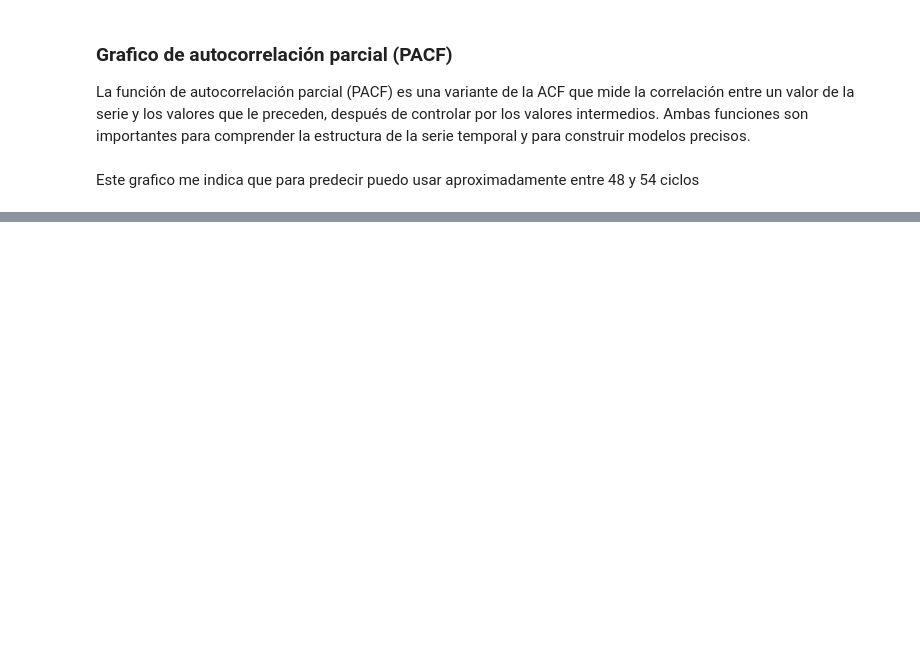
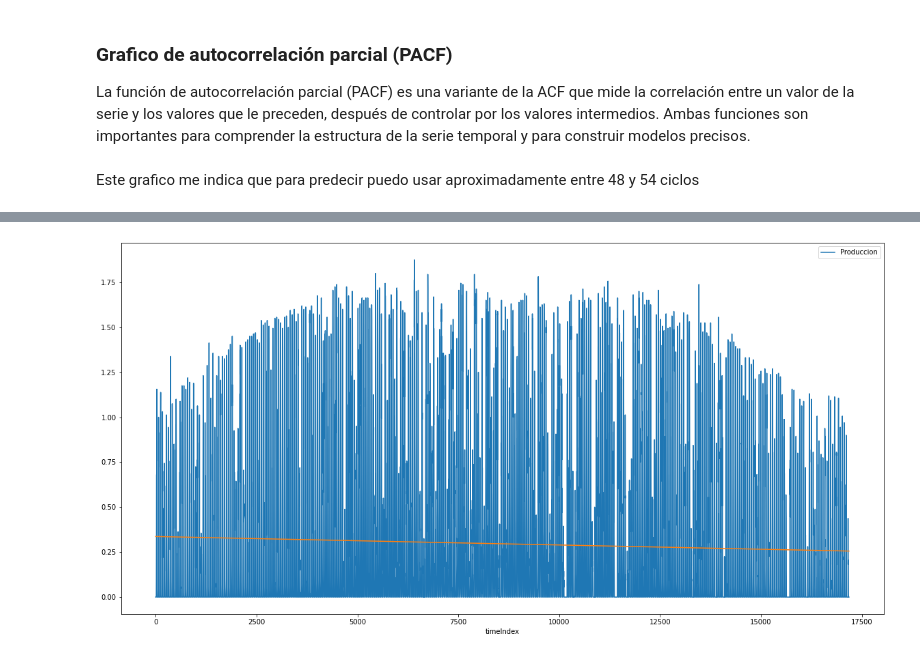
Before and after one commit to PabloSGomez50/humai-solar-panels, a Jupyter notebook: join_dataframe.ipynb, the cells around one changed output, grey strips where cells are left out. Drawn from its saved outputs; the diff is of its cells as text; code cells hidden in the pictures; blank space fills up the shorter version.

```diff
--- a/join_dataframe.ipynb
+++ b/join_dataframe.ipynb
@@ -345,0 +414,5 @@ plt.show()
+# %%
+df_train["timeIndex"] = df_train.index - df_train.index.min()
+df_train["timeIndex"] =  df_train["timeIndex"]/np.timedelta64(30, 'm')
+df_train["timeIndex"] = df_train["timeIndex"].round(0).astype(int)
+df_train
@@ -345,0 +451,4 @@ plt.show()
+# %%
+import statsmodels.formula.api as smf
+model_linear = smf.ols('Produccion ~ timeIndex', data = df_train).fit()
+model_linear.summary()
@@ -345,0 +477,8 @@ plt.show()
+# %%
+model_linear_pred = model_linear.predict()
+model_linear_pred[:48 * 2 *2]
+# %%
+df_train.plot(kind="line", x="timeIndex", y = "Produccion", figsize=(20,10))
+plt.plot(df_train.timeIndex,model_linear_pred, '-');
+# %% [output]
+[figure, added]
```
Also changed, not shown: parts of 26 cells of this notebook.
